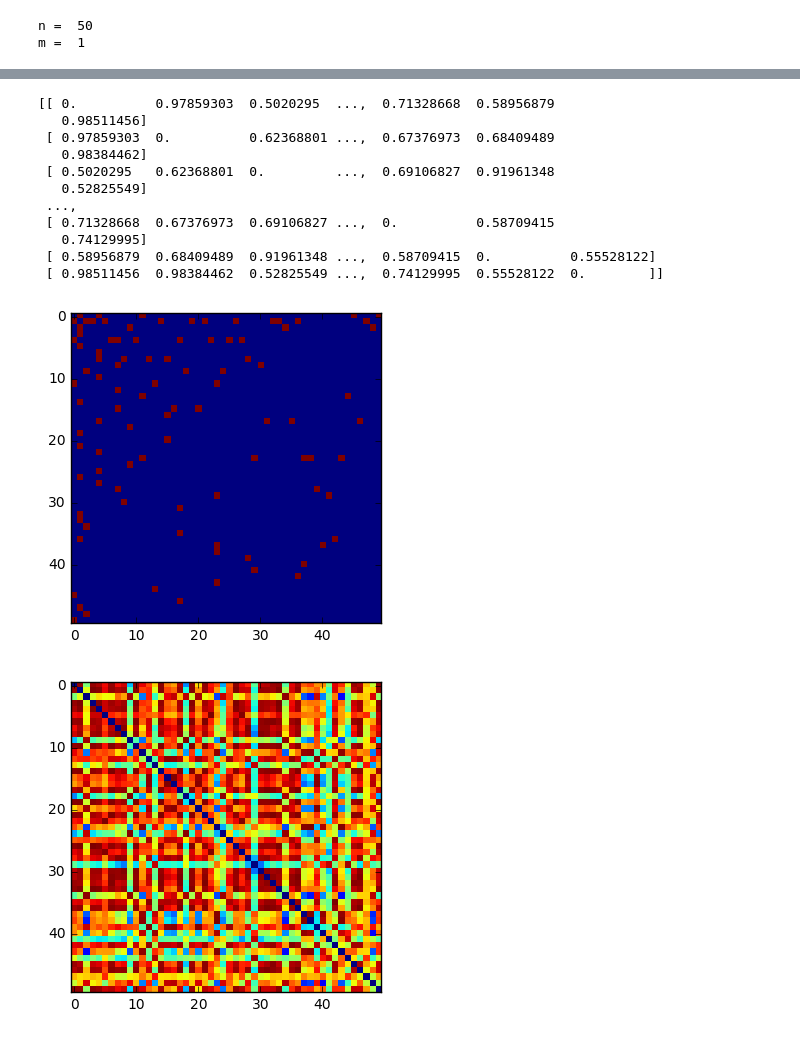
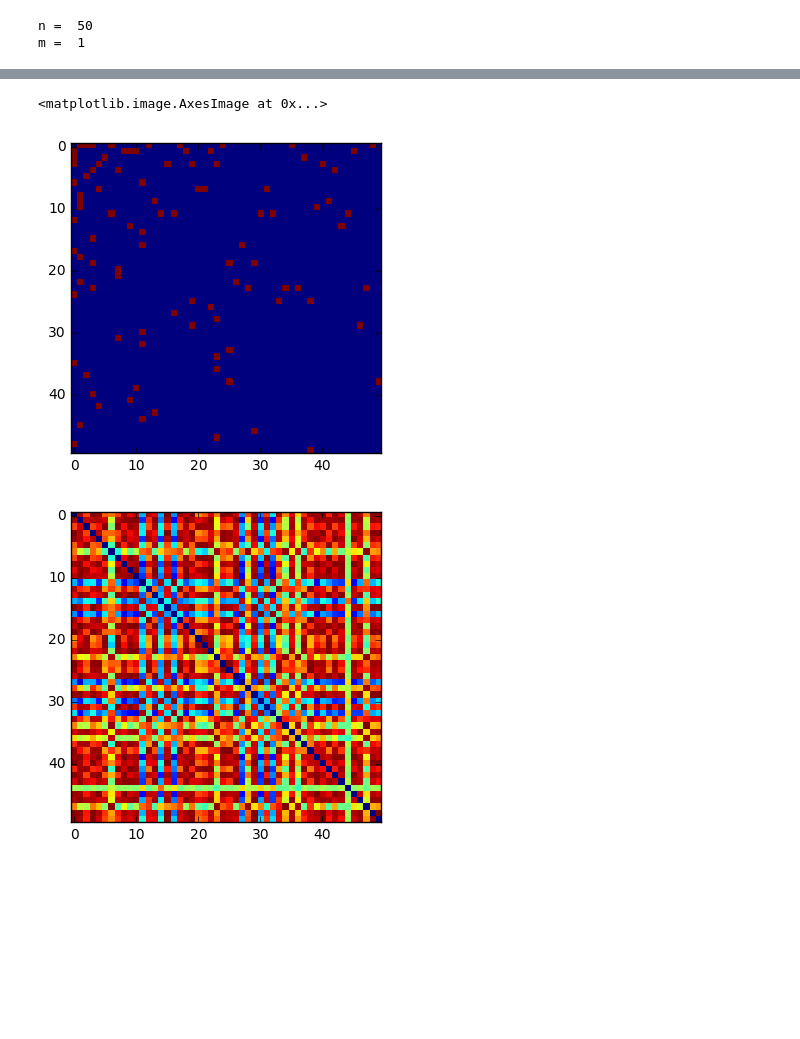
Before and after one commit to tester1456/NetworkModels, a Jupyter notebook: Graph Measures.ipynb, the cells around one changed output, grey strips where cells are left out. Cells and saved outputs as stored; diff of their text form; code cells hidden in the pictures; blank space fills up the shorter version.

Commit message:
moved functions to backend python

```diff
--- a/Graph Measures.ipynb
+++ b/Graph Measures.ipynb
@@ -59,13 +18,3 @@ SyntaxError: invalid syntax (<ipython-input-69-8c40014a191f>, line 16)
-# %%
-#runs functions across all signals and outputs matrix of results
-
-def cross_func(states, func):
-    M = np.zeros((len(states), len(states)))
-    for i in range(len(states)):
-        for j in range(len(states)):
-            if i != j:
-                M[i,j] = func(states[i,:],states[j,:])
-    return np.matrix(M)
 # %%
 #Source: https://github.com/scikit-learn/scikit-learn/blob/14031f6/sklearn/metrics/cluster/supervised.py#L531
 #Mutual Information
@@ -139,23 +69,12 @@ nm.state_course(np.real(nm.reduce_state(0,oscillator.x)))
 # %%
 nm.plt_graph(oscillator.G)
 plt.figure()
-x = cross_func(nm.reduce_state(0,oscillator.x),phase_synchrony)
+x = cross_func(nm.reduce_state(0,oscillator.x),gm.phase_synchrony)
 plt.imshow(x, interpolation= "nearest")
-print(x)
 # %% [output]
-[[ 0.          0.97859303  0.5020295  ...,  0.71328668  0.58956879
-   0.98511456]
- [ 0.97859303  0.          0.62368801 ...,  0.67376973  0.68409489
-   0.98384462]
- [ 0.5020295   0.62368801  0.         ...,  0.69106827  0.91961348
-   0.52825549]
- ...,
- [ 0.71328668  0.67376973  0.69106827 ...,  0.          0.58709415
-   0.74129995]
- [ 0.58956879  0.68409489  0.91961348 ...,  0.58709415  0.          0.55528122]
- [ 0.98511456  0.98384462  0.52825549 ...,  0.74129995  0.55528122  0.        ]]
+<matplotlib.image.AxesImage at 0x...>
-[figure, old version]
+[figure, new version]
-[figure, old version]
+[figure, new version]
 # %%
 def frange(start, stop, step):
     i = start
```
Also changed, not shown: parts of 12 cells of this notebook, 1 other file.
